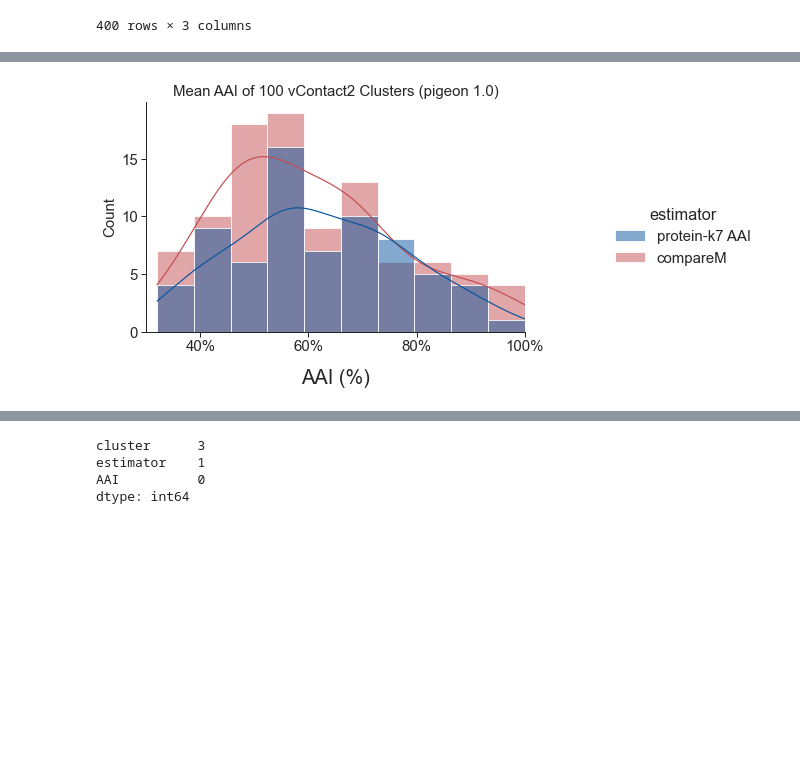
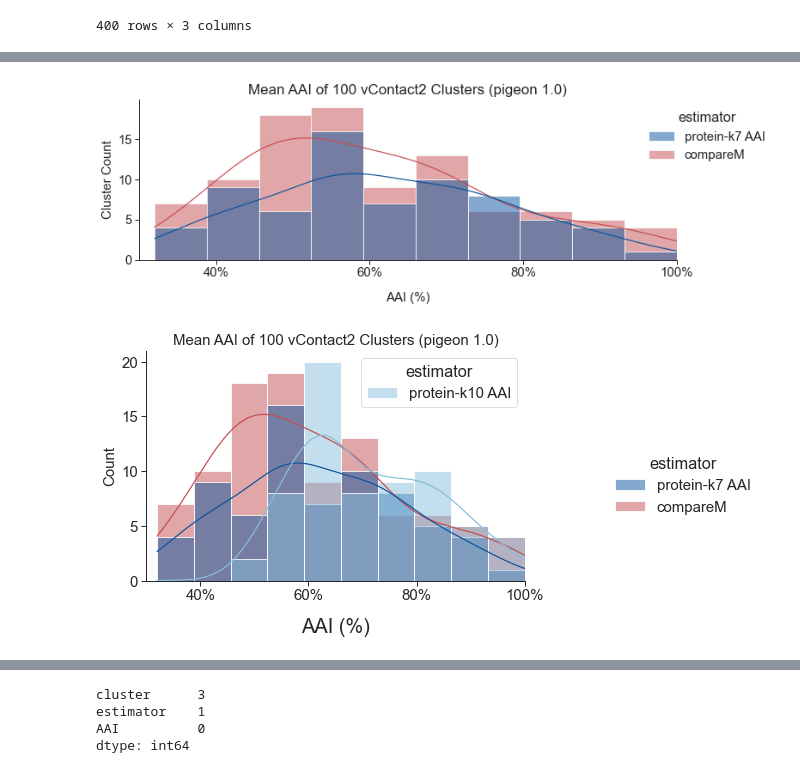
Before and after one commit to bluegenes/2021-virus-exploration, a Jupyter notebook: notebooks/002.pigeon1.0-VC-similarity.ipynb, the cells around one changed output, grey strips where cells are left out. Saved outputs shown, nothing was run; the diff lists cells and outputs as text; code cells hidden in the pictures; blank space fills up the shorter version.

```diff
--- a/notebooks/002.pigeon1.0-VC-similarity.ipynb
+++ b/notebooks/002.pigeon1.0-VC-similarity.ipynb
@@ -506,3 +543,31 @@ with sns.plotting_context("paper", font_scale=1.7,rc={"font.size":15,"axes.title
+# %%
+aai_colors = {"protein-k7 AAI":"#0b559f", "protein-k10 AAI":"#89bedc", "compareM":"#c44e52"}
+
+sns.set() # reset defaults
+with sns.plotting_context("paper", font_scale=1.7,rc={"font.size":15,"axes.titlesize":15,"axes.labelsize":15}):
+    sns.set_style("ticks")
+    #g = sns.displot(data=mean_cluster_aai, x="AAI", hue="estimator", kind="kde", palette=aai_colors)
+    g = sns.displot(data=mean_p7, x="AAI", hue="estimator", kde=True, palette=aai_colors, hue_order= ["protein-k7 AAI", "compareM"])
+    g.set(xlim=(0.3, 1))
+    plt.gcf().set_size_inches(10, 4)
+    for ax in g.axes.flat:
+        ax.xaxis.set_major_locator(ticker.MultipleLocator(0.2))
+        ax.xaxis.set_major_formatter(ticker.PercentFormatter(xmax=1,decimals=0))
+        ax.yaxis.set_major_locator(ticker.MultipleLocator(5))
+        ax.yaxis.set_major_formatter(ticker.FormatStrFormatter('%g'))
+        #ax.yaxis.set_major_formatter(ticker.PercentFormatter(xmax=100,decimals=0))
+    plt.xlabel("AAI (%)", size=15, labelpad=15)
+    plt.ylabel("Cluster Count", size=15)
+    #plt.ylabel("Percent of Clusters", size=20) # same as count, bc we have 100 clusters
+    plt.title('Mean AAI of 100 vContact2 Clusters (pigeon 1.0)',size=17)
+
+    g._legend.set_bbox_to_anchor((1.1, 0.7))
+    #g._legend(bbox_to_anchor=(1.05, 1), loc=2, borderaxespad=0.)
+    plt.tight_layout()
+    g.savefig("pigeon-clusters.100.AAI-k7.png",bbox_inches='tight')
+    #g._legend.set_title("New Title")
+# %% [output]
+[figure, added]
 # %%
 aai_colors = {"protein-k7 AAI":"#0b559f", "protein-k10 AAI":"#89bedc", "compareM":"#c44e52"}
 
@@ -510,7 +575,8 @@ sns.set() # reset defaults
 with sns.plotting_context("paper", font_scale=1.7,rc={"font.size":15,"axes.titlesize":15,"axes.labelsize":15}):
     sns.set_style("ticks")
     #g = sns.displot(data=mean_cluster_aai, x="AAI", hue="estimator", kind="kde", palette=aai_colors)
-    g = sns.displot(data=mean_p7, x="AAI", hue="estimator", kde=True, palette=aai_colors2, hue_order= ["protein-k7 AAI", "compareM"])
+    g = sns.displot(data=mean_p7, x="AAI", hue="estimator", kde=True, palette=aai_colors, hue_order= ["protein-k7 AAI", "compareM"])
+    sns.histplot(data=mean_cluster_aai, x="AAI", hue="estimator", kde=True, palette=aai_colors, hue_order= ["protein-k10 AAI"])
     g.set(xlim=(0.3, 1))
     plt.gcf().set_size_inches(10, 4)
     for ax in g.axes.flat:
@@ -525,6 +591,6 @@ with sns.plotting_context("paper", font_scale=1.7,rc={"font.size":15,"axes.title
     plt.title('Mean AAI of 100 vContact2 Clusters (pigeon 1.0)')
     #g._legend.set_title("New Title")
 # %% [output]
-[figure, old version]
+[figure, new version]
 # %%
 aai_colors = {"protein-k7 AAI":"#0b559f", "protein-k10 AAI":"#89bedc", "compareM":"#c44e52"}
```
Also changed, not shown: parts of 17 cells of this notebook.
